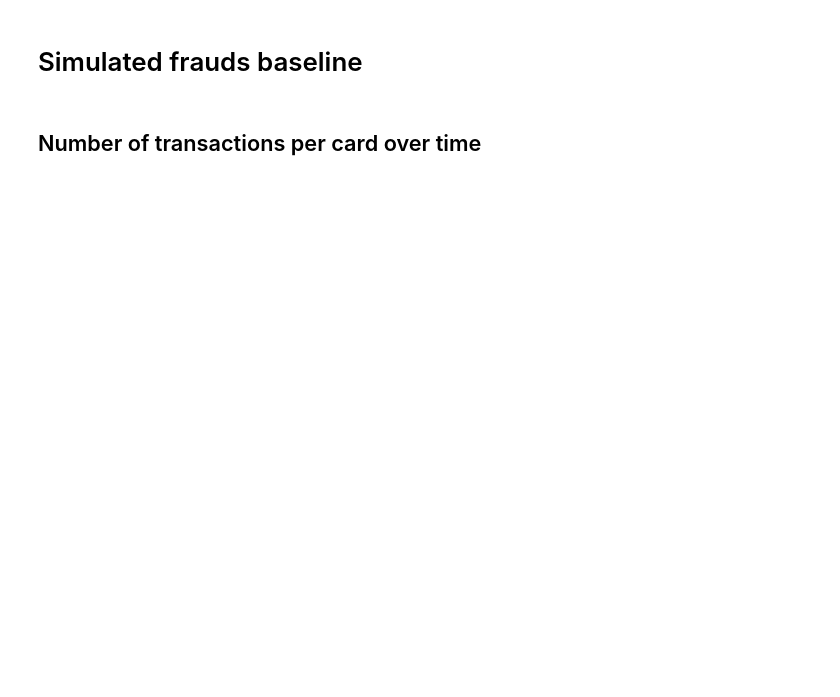
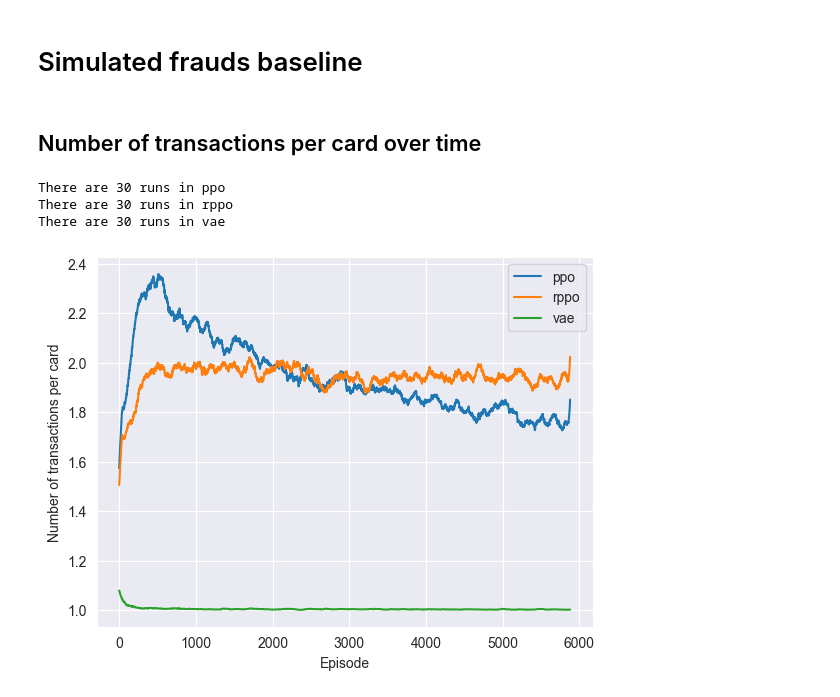
Before and after one commit to FaramirHurin/RL_Attack_September24, a Jupyter notebook: agents-comparison.ipynb, the cells around one changed output. Saved outputs shown, nothing was run; the diff lists cells and outputs as text; code cells hidden in the pictures; blank space fills up the shorter version.

Commit message:
Amount over time and other analysis

```diff
--- a/agents-comparison.ipynb
+++ b/agents-comparison.ipynb
@@ -224,3 +240,47 @@ shape: (3, 18)
 # Simulated frauds baseline
 # %% [markdown]
 ## Number of transactions per card over time
+# %%
+import matplotlib.pyplot as plt
+from experiment import Experiment
+
+mean_amounts = {}
+for label, logdir in logdirs(anomaly=anomaly, modification=modification).items():
+    exp = Experiment.load(logdir)
+    print(f"There are {exp.n_runs} runs in {label}")
+    data = exp.n_transactions_over_time
+    amounts = exp.amounts_over_time
+    mean = np.zeros(6000)
+    var = np.zeros(6000)
+
+    mean_amount = np.zeros(6000)
+
+
+    for i in range(6000):
+        data_arriving = [data[index][i] for index in range(len(data)) if len(data[index]) > i]
+        amounts_arriving = [amounts[index][i] for index in range(len(amounts)) if len(amounts[index]) > i]
+
+        mean[i] = np.mean(data_arriving)
+        var[i] = np.var(data_arriving)
+
+        mean_amount[i] = np.mean(amounts_arriving) / (np.mean(data_arriving) + 1e-5)
+
+
+    mean = moving_average(mean, window_size=100)[:-20]
+    std = moving_average(var, window_size=100)[:-20]
+
+    mean_amounts[label] = moving_average(mean_amount, window_size=100)[:-20]
+    # Compute the 95% confidence interval from the STD
+    ci95 = 1.96 * (std / exp.n_runs**0.5)
+    plt.plot(mean, label=label)
+    #plt.fill_between(range(len(mean)), mean - ci95, mean + ci95, alpha=0.5)
+
+plt.xlabel("Episode")
+plt.ylabel("Number of transactions per card")
+plt.legend()
+plt.savefig("n-transactions.svg")
+# %% [output]
+There are 30 runs in ppo
+There are 30 runs in rppo
+There are 30 runs in vae
+[figure, added]
```
Also changed, not shown: parts of 9 cells of this notebook, 1 other file.
